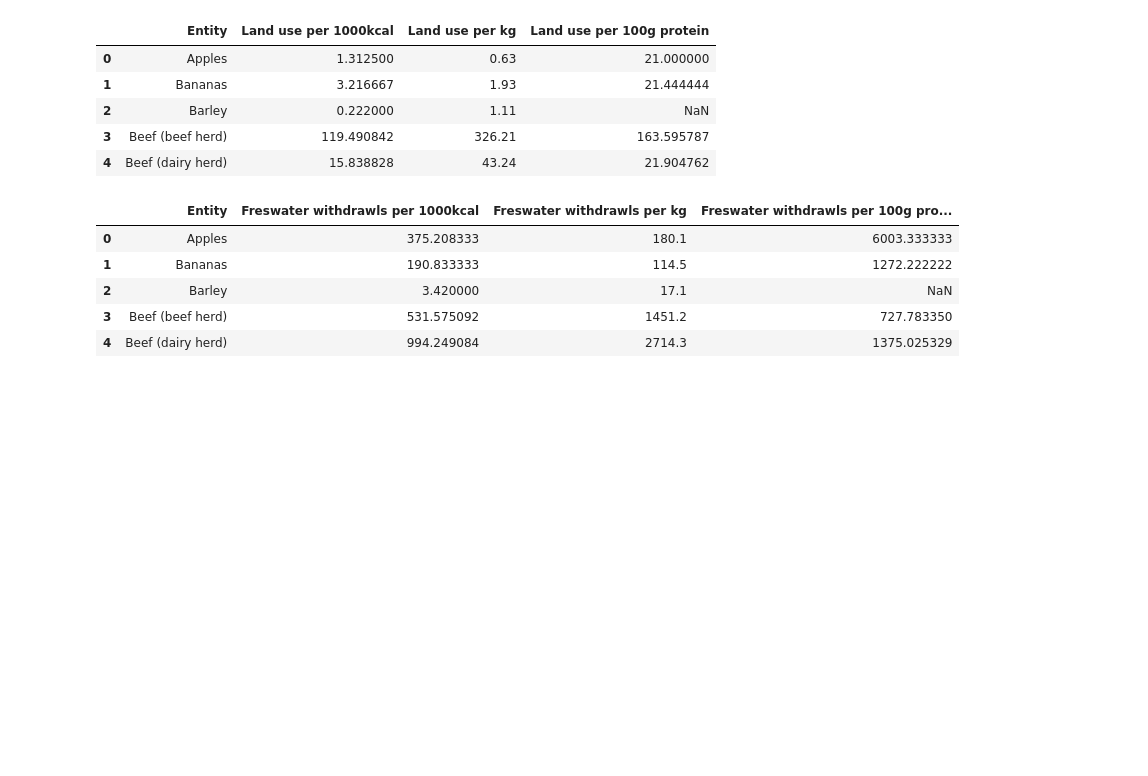
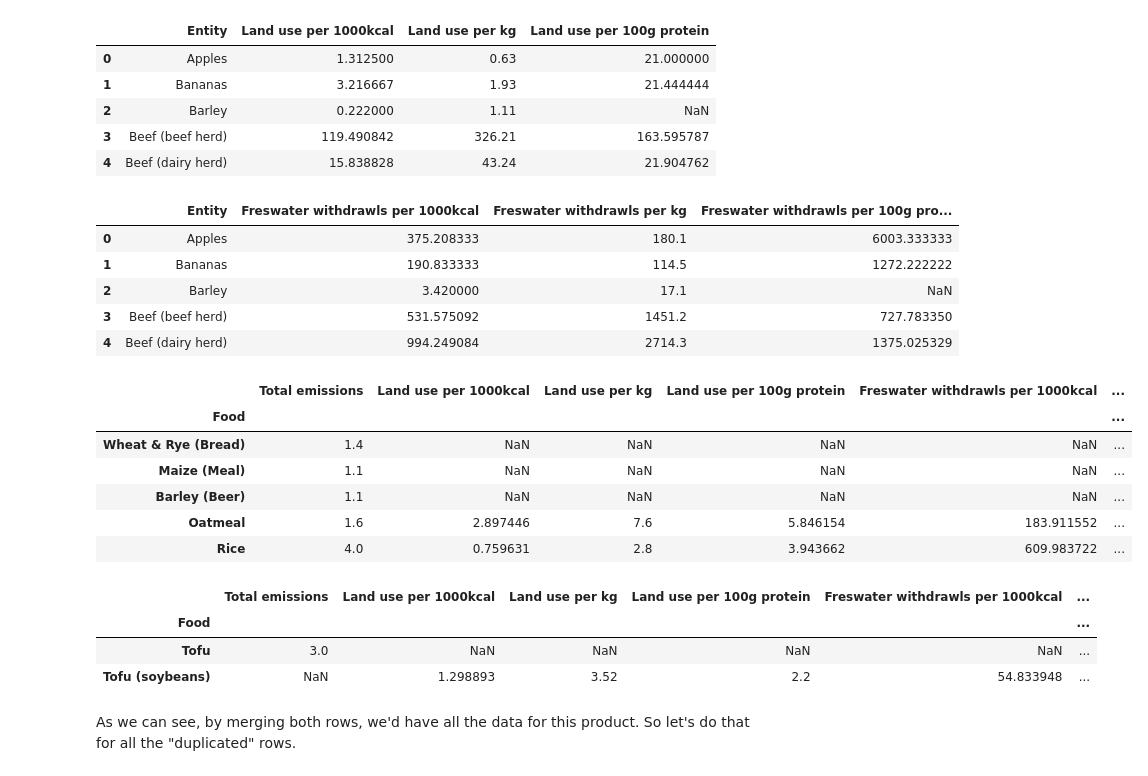
Before and after one commit to Jasc94/Projects, a Jupyter notebook: 0_Nutrition/src/main_environment.ipynb, the cells around one changed output. Drawn from its saved outputs; the diff is of its cells as text; code cells hidden in the pictures; blank space fills up the shorter version.

```diff
--- a/0_Nutrition/src/main_environment.ipynb
+++ b/0_Nutrition/src/main_environment.ipynb
@@ -151,3 +143,36 @@ water_use.head()
 | 2 | Barley | 3.420000 | 17.1 | NaN |
 | 3 | Beef (beef herd) | 531.575092 | 1451.2 | 727.783350 |
 | 4 | Beef (dairy herd) | 994.249084 | 2714.3 | 1375.025329 |
+# %%
+# We clean up a little bit the general df before merging
+general = general.rename({"Food product" : "Entity", "Total_emissions" : "Total emissions"}, axis = 1)
+
+# Now we merge everything together
+resources = pd.merge(general, land_use, how = "outer", on = "Entity")
+resources = pd.merge(resources, water_use, how = "outer", on = "Entity")
+
+# Some cleaning and transformation
+resources = resources.rename({"Entity" : "Food"}, axis = 1)
+resources = resources.set_index("Food")
+resources = resources.loc[:, ["Total emissions", 'Land use per 1000kcal', 'Land use per kg', 'Land use per 100g protein', 'Freswater withdrawls per 1000kcal', 'Freswater withdrawls per kg', 'Freswater withdrawls per 100g protein']]
+
+resources.head()
+# %% [output]
+|  | Total emissions | Land use per 1000kcal | Land use per kg | Land use per 100g protein | Freswater withdrawls per 1000kcal | ... |
+| Food |  |  |  |  |  | ... |
+| Wheat & Rye (Bread) | 1.4 | NaN | NaN | NaN | NaN | ... |
+| Maize (Meal) | 1.1 | NaN | NaN | NaN | NaN | ... |
+| Barley (Beer) | 1.1 | NaN | NaN | NaN | NaN | ... |
+| Oatmeal | 1.6 | 2.897446 | 7.6 | 5.846154 | 183.911552 | ... |
+| Rice | 4.0 | 0.759631 | 2.8 | 3.943662 | 609.983722 | ... |
+# %%
+# We can find some rows with different names but actually refering to the same product
+# For instance
+resources.loc[["Tofu", "Tofu (soybeans)"], :]
+# %% [output]
+|  | Total emissions | Land use per 1000kcal | Land use per kg | Land use per 100g protein | Freswater withdrawls per 1000kcal | ... |
+| Food |  |  |  |  |  | ... |
+| Tofu | 3.0 | NaN | NaN | NaN | NaN | ... |
+| Tofu (soybeans) | NaN | 1.298893 | 3.52 | 2.2 | 54.833948 | ... |
+# %% [markdown]
+As we can see, by merging both rows, we'd have all the data for this product. So let's do that for all the "duplicated" rows.
```
Also changed, not shown: parts of 27 cells of this notebook, 4 other files.
